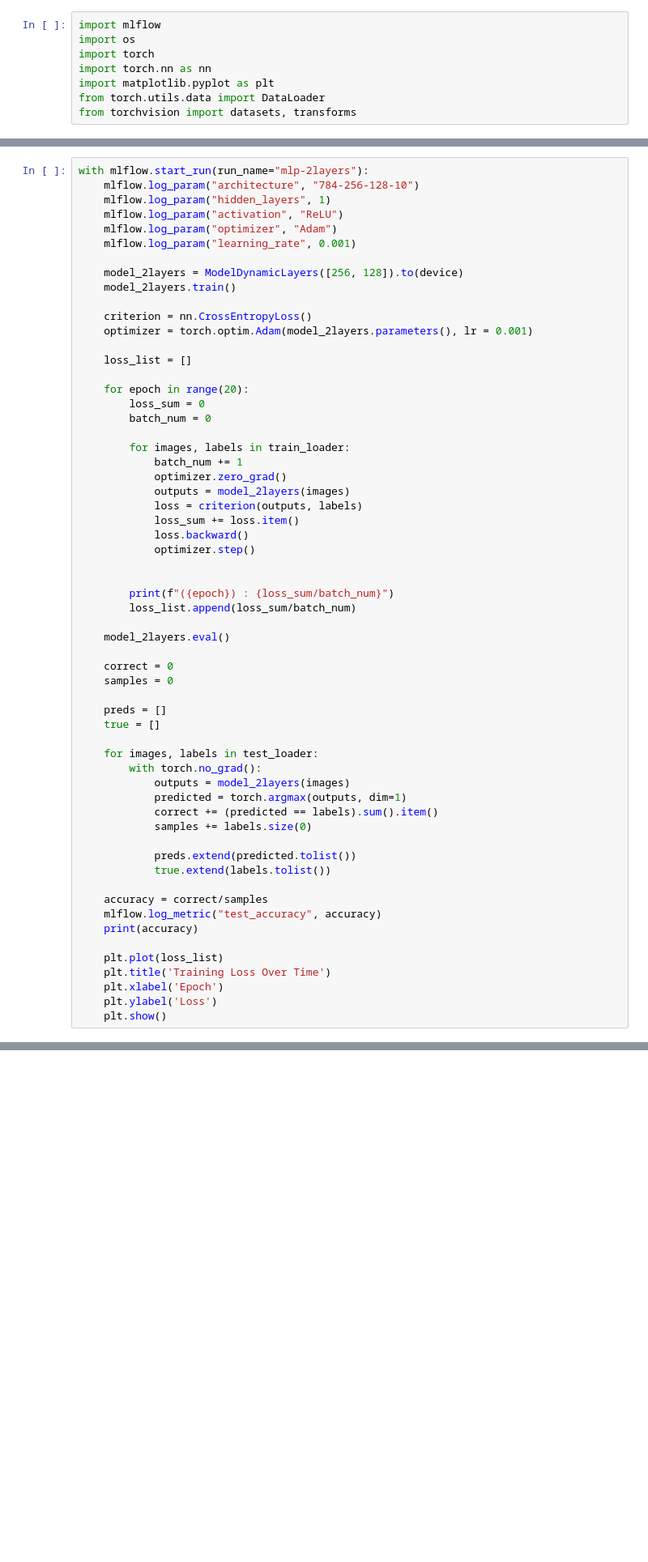
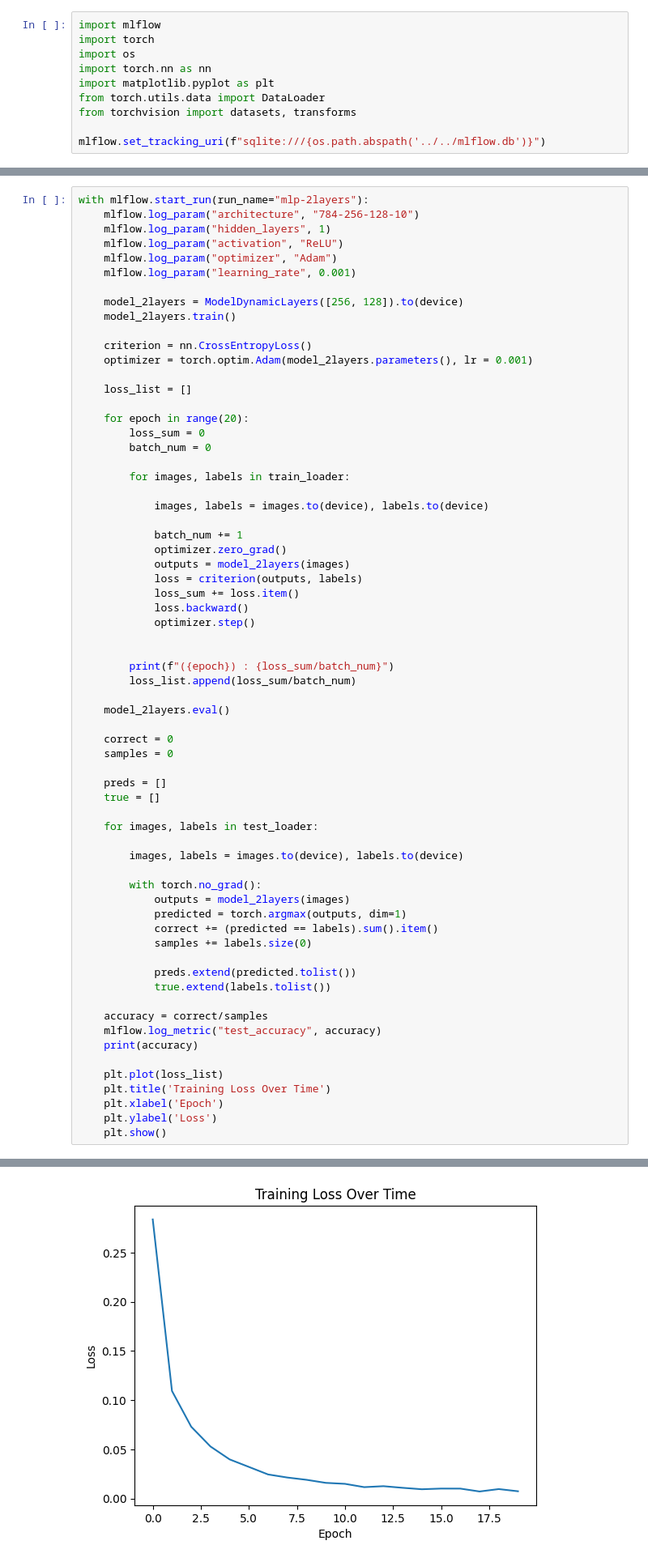
Before and after one commit to kietdoletuan/ai-ml-learning-portfolio, a Jupyter notebook: deep_learning/PyTorch_MLP_MNIST/notebook.ipynb, the cells around one changed output, grey strips where cells are left out. Shown at 81% size. Cells and saved outputs as stored; diff of their text form; blank space fills up the shorter version.

Commit message:
fix: mlflow not saving to the same db

```diff
--- a/deep_learning/PyTorch_MLP_MNIST/notebook.ipynb
+++ b/deep_learning/PyTorch_MLP_MNIST/notebook.ipynb
@@ -1,11 +1,13 @@
 # %%
 import mlflow
+import torch
 import os
-import torch
 import torch.nn as nn
 import matplotlib.pyplot as plt
 from torch.utils.data import DataLoader
 from torchvision import datasets, transforms
+
+mlflow.set_tracking_uri(f"sqlite:///{os.path.abspath('../../mlflow.db')}")
 # %%
 device = torch.device("cuda" if torch.cuda.is_available() else "cpu")
 
@@ -130,6 +151,9 @@ with mlflow.start_run(run_name="mlp-2layers"):
         batch_num = 0
 
         for images, labels in train_loader:
+
+            images, labels = images.to(device), labels.to(device)
+
             batch_num += 1
             optimizer.zero_grad()
             outputs = model_2layers(images)
@@ -151,6 +175,9 @@ with mlflow.start_run(run_name="mlp-2layers"):
     true = []
 
     for images, labels in test_loader:
+
+        images, labels = images.to(device), labels.to(device)
+
         with torch.no_grad():
             outputs = model_2layers(images)
             predicted = torch.argmax(outputs, dim=1)
@@ -169,3 +196,4 @@ with mlflow.start_run(run_name="mlp-2layers"):
     plt.xlabel('Epoch')
     plt.ylabel('Loss')
     plt.show()
+# %% [output]
@@ -172,3 +217,4 @@ with mlflow.start_run(run_name="mlp-2layers"):
+[figure, added]
 # %%
 with mlflow.start_run(run_name="mlp-3layers"):
     mlflow.log_param("architecture", "784-256-128-64-10")
```
Also changed, not shown: parts of 2 cells of this notebook, 1 other file.
